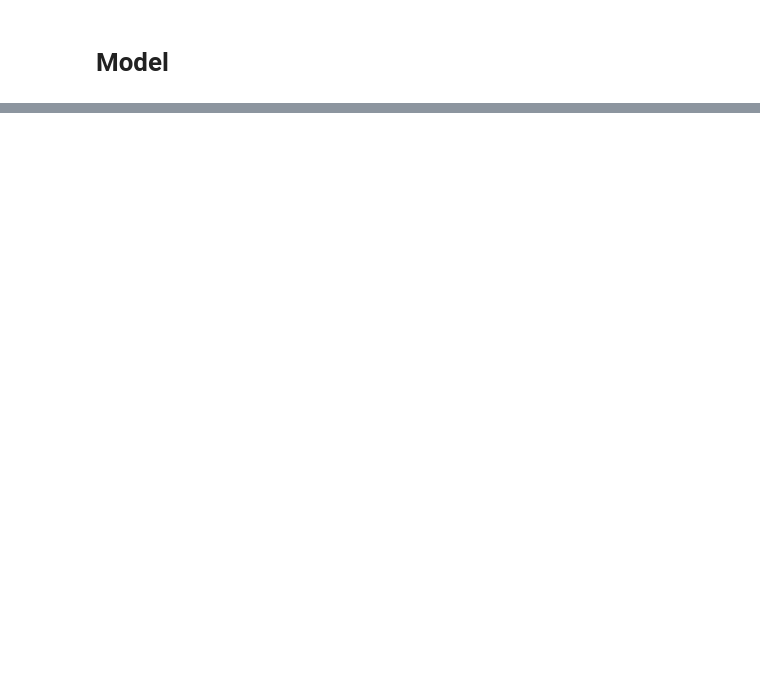
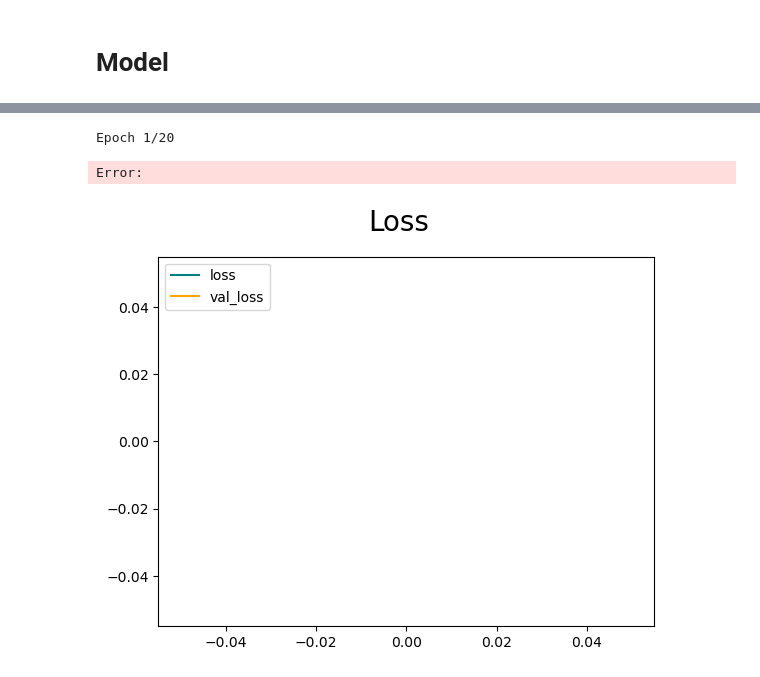
Before and after one commit to tee1g21/Intruder-Aircraft-Detection, a Jupyter notebook: main/custom-classifier.ipynb, the cells around one changed output, grey strips where cells are left out. Saved outputs shown, nothing was run; the diff lists cells and outputs as text; code cells hidden in the pictures; blank space fills up the shorter version.

```diff
--- a/main/custom-classifier.ipynb
+++ b/main/custom-classifier.ipynb
@@ -220,0 +133,15 @@ plt.show()
+# %%
+# model architecture - Also try ResNet50 or VGG16
+model = Sequential()
+model.add(Conv2D(32, (3,3), 1, activation='relu', input_shape=(256,256,3))) # keras default image size
+model.add(MaxPooling2D())
+model.add(Conv2D(32, (3,3), 1, activation='relu'))
+model.add(MaxPooling2D())
+model.add(Conv2D(16, (3,3), 1, activation='relu'))
+model.add(MaxPooling2D())
+model.add(Flatten())
+model.add(Dense(256, activation='relu'))
+model.add(Dense(1, activation='sigmoid'))
+
+model.compile('adam', loss=tf.losses.SparseCategoricalCrossentropy(), metrics=['accuracy']) # multiclass loss function
+model.summary()
@@ -220,0 +166,18 @@ plt.show()
+# %%
+logs_dir=cfg.CLF_PROJECT_DIR
+tensorboard_callback = tf.keras.callbacks.TensorBoard(log_dir=logs_dir)
+
+train_hst = model.fit(train_aug_data, epochs=20, validation_data=valid_data, callbacks=[tensorboard_callback])
+# %% [output]
+Epoch 1/20
+Error:
+# %%
+# loss
+fig = plt.figure()
+plt.plot(train_hst.history['loss'], color='teal', label='loss')
+plt.plot(train_hst.history['val_loss'], color='orange', label='val_loss')
+fig.suptitle('Loss', fontsize=20)
+plt.legend(loc="upper left")
+plt.show()
+# %% [output]
+[figure, added]
```
Also changed, not shown: parts of 18 cells of this notebook, 4 other files.
